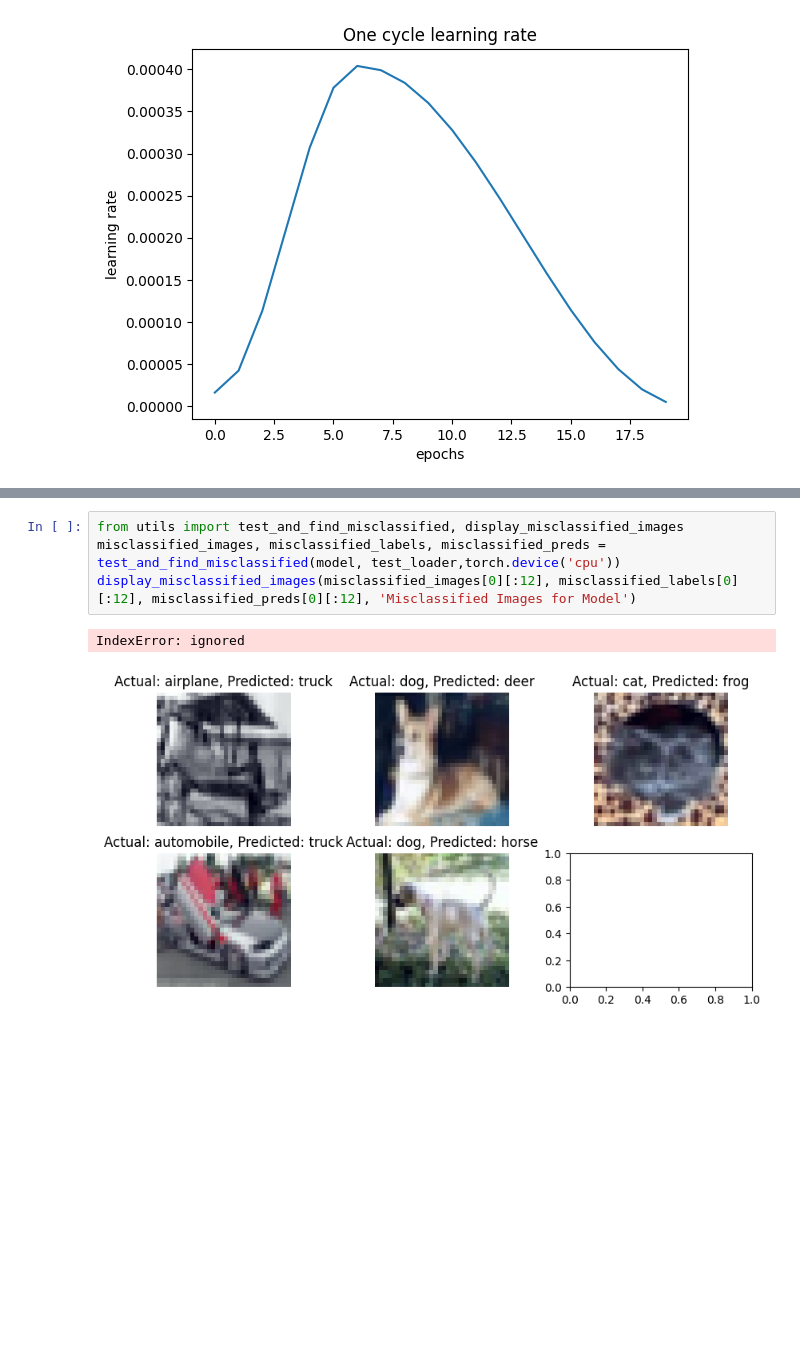
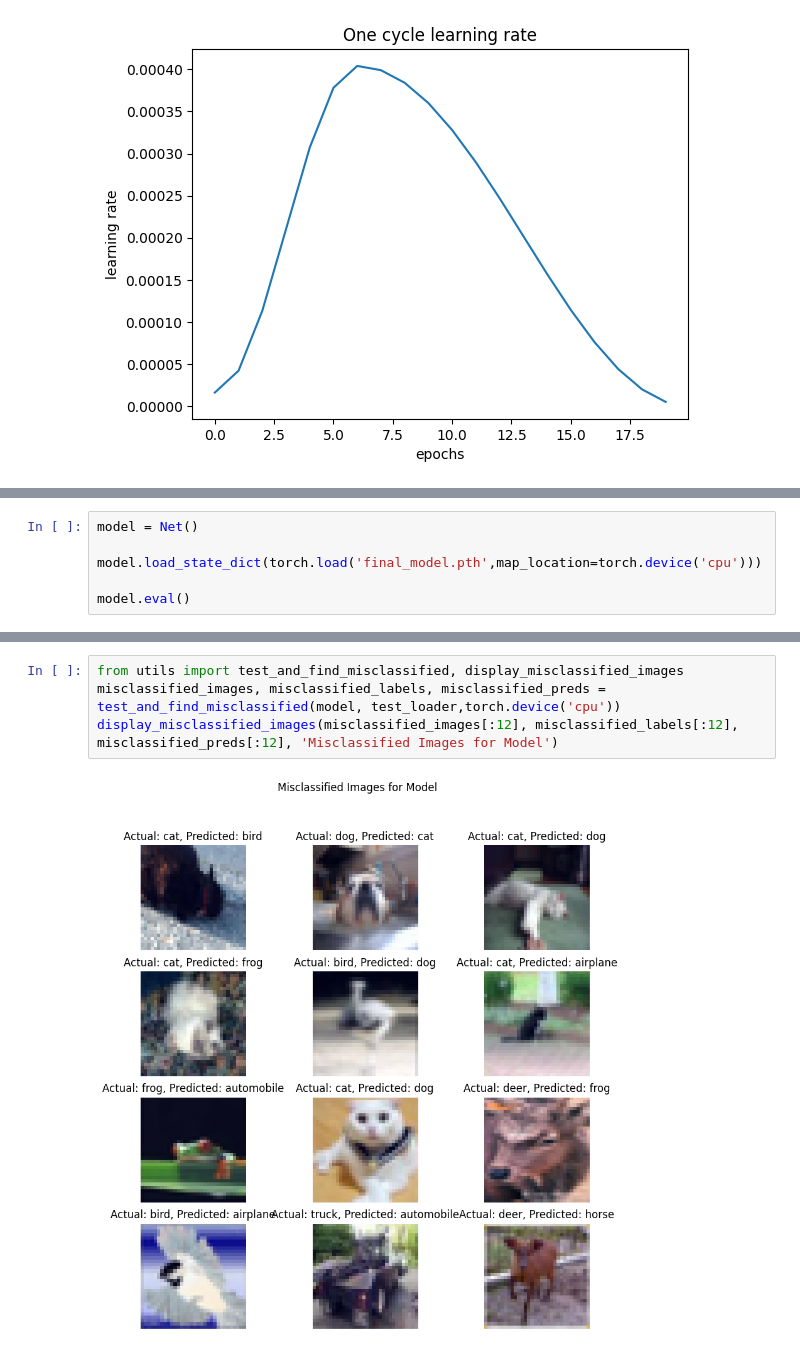
Before and after one commit to hemant1456/ERA_Course, a Jupyter notebook: Assignment_10/assignment10.ipynb, the cells around one changed output, grey strips where cells are left out. Saved outputs shown, nothing was run; the diff lists cells and outputs as text; blank space fills up the shorter version.

Commit message:
modified misclassified visualisation function

```diff
--- a/Assignment_10/assignment10.ipynb
+++ b/Assignment_10/assignment10.ipynb
@@ -229,3 +222,9 @@ Net(
   (pool4): MaxPool2d(kernel_size=4, stride=4, padding=0, dilation=1, ceil_mode=False)
   (fc1): Linear(in_features=512, out_features=10, bias=True)
 )
+# %%
+model = Net()
+
+model.load_state_dict(torch.load('final_model.pth',map_location=torch.device('cpu')))
+
+model.eval()
@@ -232,7 +249,6 @@ Net(
 # %%
 from utils import test_and_find_misclassified, display_misclassified_images
 misclassified_images, misclassified_labels, misclassified_preds = test_and_find_misclassified(model, test_loader,torch.device('cpu'))
-display_misclassified_images(misclassified_images[0][:12], misclassified_labels[0][:12], misclassified_preds[0][:12], 'Misclassified Images for Model')
+display_misclassified_images(misclassified_images[:12], misclassified_labels[:12], misclassified_preds[:12], 'Misclassified Images for Model')
 # %% [output]
-IndexError: ignored
-[figure, old version]
+[figure, new version]
```
Also changed, not shown: parts of 4 cells of this notebook, 1 other file.
